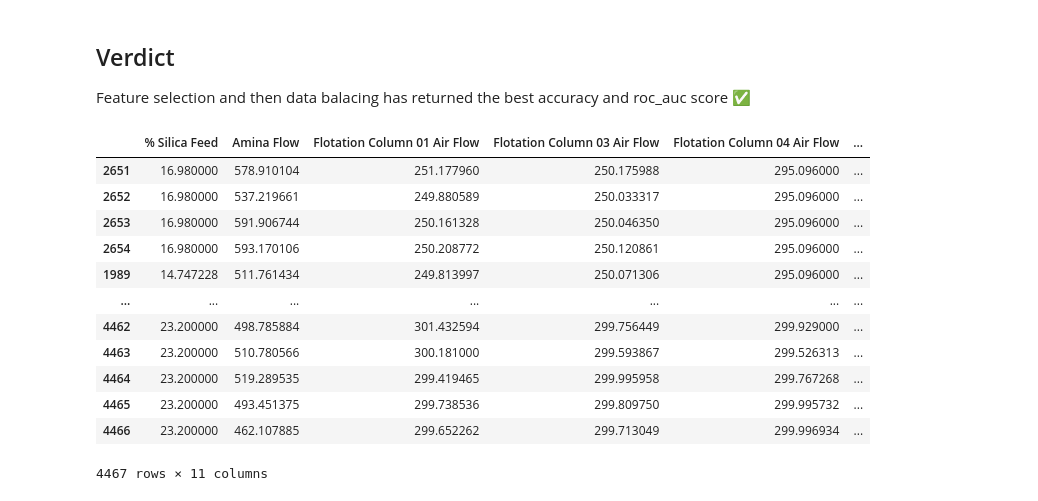
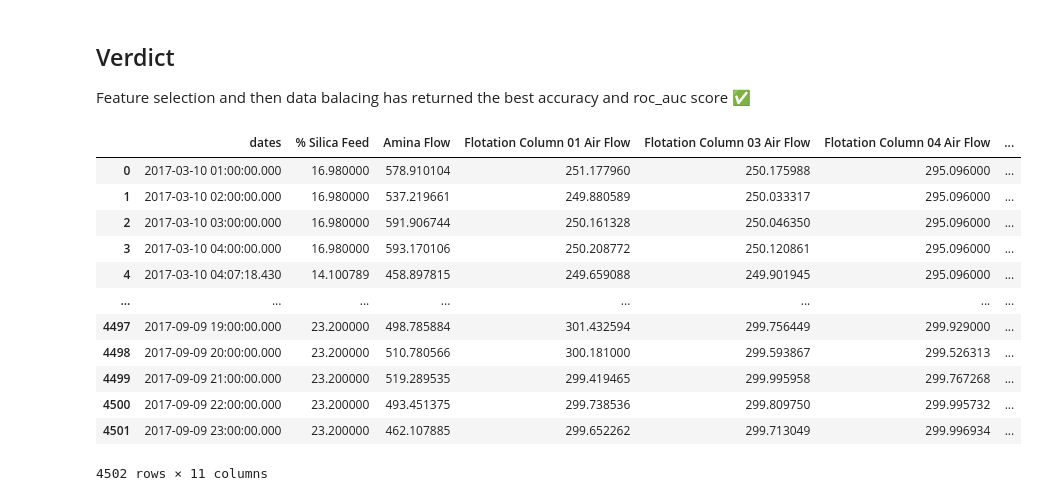
Before and after one commit to Malekkamoua/Quality-prediction-industry-4.0, a Jupyter notebook: 4_Feature_selection_&_data_balancing.ipynb, the cells around one changed output. Saved outputs shown, nothing was run; the diff lists cells and outputs as text; code cells hidden in the pictures.

```diff
--- a/4_Feature_selection_&_data_balancing.ipynb
+++ b/4_Feature_selection_&_data_balancing.ipynb
@@ -350,24 +350,26 @@ result_df_one
 ## Verdict
 Feature selection and then data balacing has returned the best accuracy and roc_auc score ✅
 # %%
-result_df_one['dates'] = pd.to_datetime(result_df_one['new_date'], format='%Y%m%d%H%M%S%f')
+result_df_one.insert(0,'dates',pd.to_datetime(result_df_one['new_date'], format='%Y%m%d%H%M%S%f'))
+
 result_df_one = result_df_one.sort_values(by="dates")
 result_df_one.drop('new_date', axis=1, inplace=True)
-
-result_df_one
-# %% [output]
-|  | % Silica Feed | Amina Flow | Flotation Column 01 Air Flow | Flotation Column 03 Air Flow | Flotation Column 04 Air Flow | ... |
-| 2651 | 16.980000 | 578.910104 | 251.177960 | 250.175988 | 295.096000 | ... |
-| 2652 | 16.980000 | 537.219661 | 249.880589 | 250.033317 | 295.096000 | ... |
-| 2653 | 16.980000 | 591.906744 | 250.161328 | 250.046350 | 295.096000 | ... |
-| 2654 | 16.980000 | 593.170106 | 250.208772 | 250.120861 | 295.096000 | ... |
-| 1989 | 14.747228 | 511.761434 | 249.813997 | 250.071306 | 295.096000 | ... |
-| ... | ... | ... | ... | ... | ... | ... |
-| 4462 | 23.200000 | 498.785884 | 301.432594 | 299.756449 | 299.929000 | ... |
-| 4463 | 23.200000 | 510.780566 | 300.181000 | 299.593867 | 299.526313 | ... |
-| 4464 | 23.200000 | 519.289535 | 299.419465 | 299.995958 | 299.767268 | ... |
-| 4465 | 23.200000 | 493.451375 | 299.738536 | 299.809750 | 299.995732 | ... |
-| 4466 | 23.200000 | 462.107885 | 299.652262 | 299.713049 | 299.996934 | ... |
-4467 rows × 11 columns
 # %%
 result_df_one.to_csv('/content/gdrive/MyDrive/Datascience/PFE/datasets/final_dataset.csv', index=False)
+# %%
+result_df_one = pd.read_csv('/content/gdrive/MyDrive/Datascience/PFE/datasets/final_dataset.csv')
+result_df_one
+# %% [output]
+|  | dates | % Silica Feed | Amina Flow | Flotation Column 01 Air Flow | Flotation Column 03 Air Flow | Flotation Column 04 Air Flow | ... |
+| 0 | 2017-03-10 01:00:00.000 | 16.980000 | 578.910104 | 251.177960 | 250.175988 | 295.096000 | ... |
+| 1 | 2017-03-10 02:00:00.000 | 16.980000 | 537.219661 | 249.880589 | 250.033317 | 295.096000 | ... |
+| 2 | 2017-03-10 03:00:00.000 | 16.980000 | 591.906744 | 250.161328 | 250.046350 | 295.096000 | ... |
+| 3 | 2017-03-10 04:00:00.000 | 16.980000 | 593.170106 | 250.208772 | 250.120861 | 295.096000 | ... |
+| 4 | 2017-03-10 04:07:18.430 | 14.100789 | 458.897815 | 249.659088 | 249.901945 | 295.096000 | ... |
+| ... | ... | ... | ... | ... | ... | ... | ... |
+| 4497 | 2017-09-09 19:00:00.000 | 23.200000 | 498.785884 | 301.432594 | 299.756449 | 299.929000 | ... |
+| 4498 | 2017-09-09 20:00:00.000 | 23.200000 | 510.780566 | 300.181000 | 299.593867 | 299.526313 | ... |
+| 4499 | 2017-09-09 21:00:00.000 | 23.200000 | 519.289535 | 299.419465 | 299.995958 | 299.767268 | ... |
+| 4500 | 2017-09-09 22:00:00.000 | 23.200000 | 493.451375 | 299.738536 | 299.809750 | 299.995732 | ... |
+| 4501 | 2017-09-09 23:00:00.000 | 23.200000 | 462.107885 | 299.652262 | 299.713049 | 299.996934 | ... |
+4502 rows × 11 columns
```
Also changed, not shown: parts of 5 cells of this notebook.
